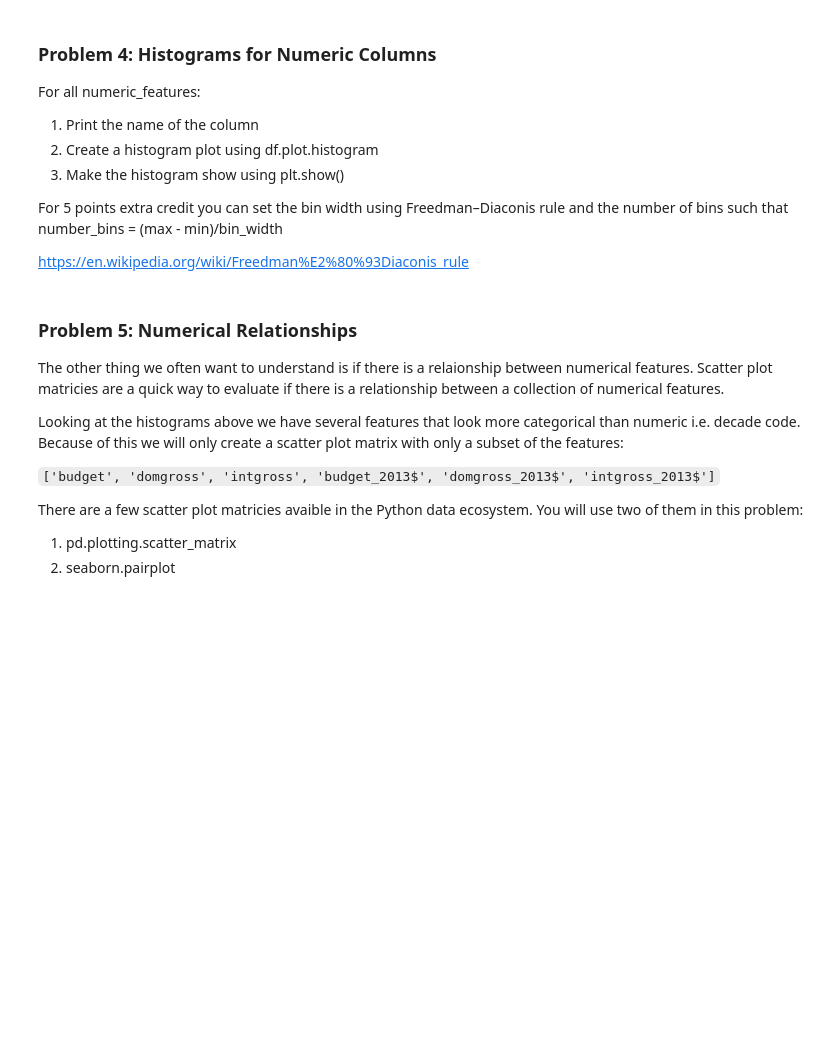
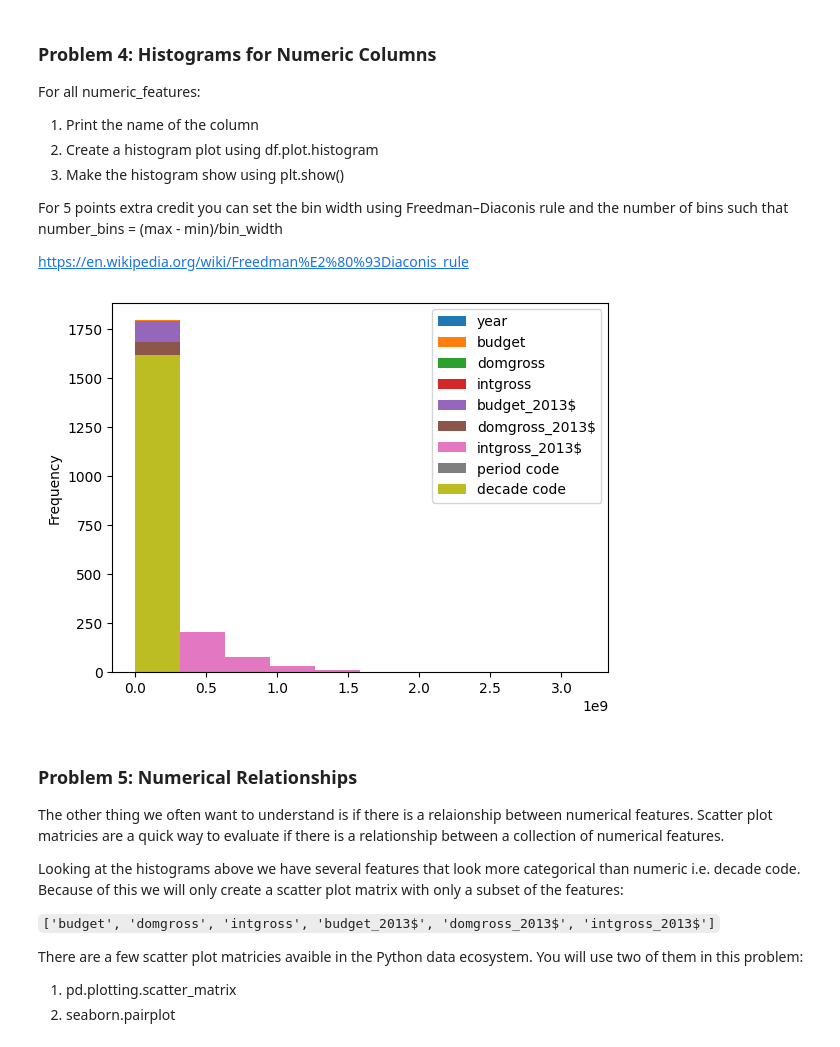
Before and after one commit to jklinck/AD450Winter2026, a Jupyter notebook: week_6_eda_matrix.ipynb, the cells around one changed output. Saved outputs shown, nothing was run; the diff lists cells and outputs as text; code cells hidden in the pictures; blank space fills up the shorter version.

```diff
--- a/week_6_eda_matrix.ipynb
+++ b/week_6_eda_matrix.ipynb
@@ -457,6 +457,11 @@ For 5 points extra credit you can set the bin width using Freedman–Diaconis ru
 number_bins = (max - min)/bin_width
 
 https://en.wikipedia.org/wiki/Freedman%E2%80%93Diaconis_rule
+# %%
+movie_df[numeric_features2].plot.hist()
+plt.show()
+# %% [output]
+[figure, added]
 # %% [markdown]
 ### Problem 5: Numerical Relationships
 The other thing we often want to understand is if there is a relaionship between numerical features. Scatter plot matricies are a quick way to evaluate if there is a relationship between a collection of numerical features.
```
Also changed, not shown: parts of 3 cells of this notebook.
